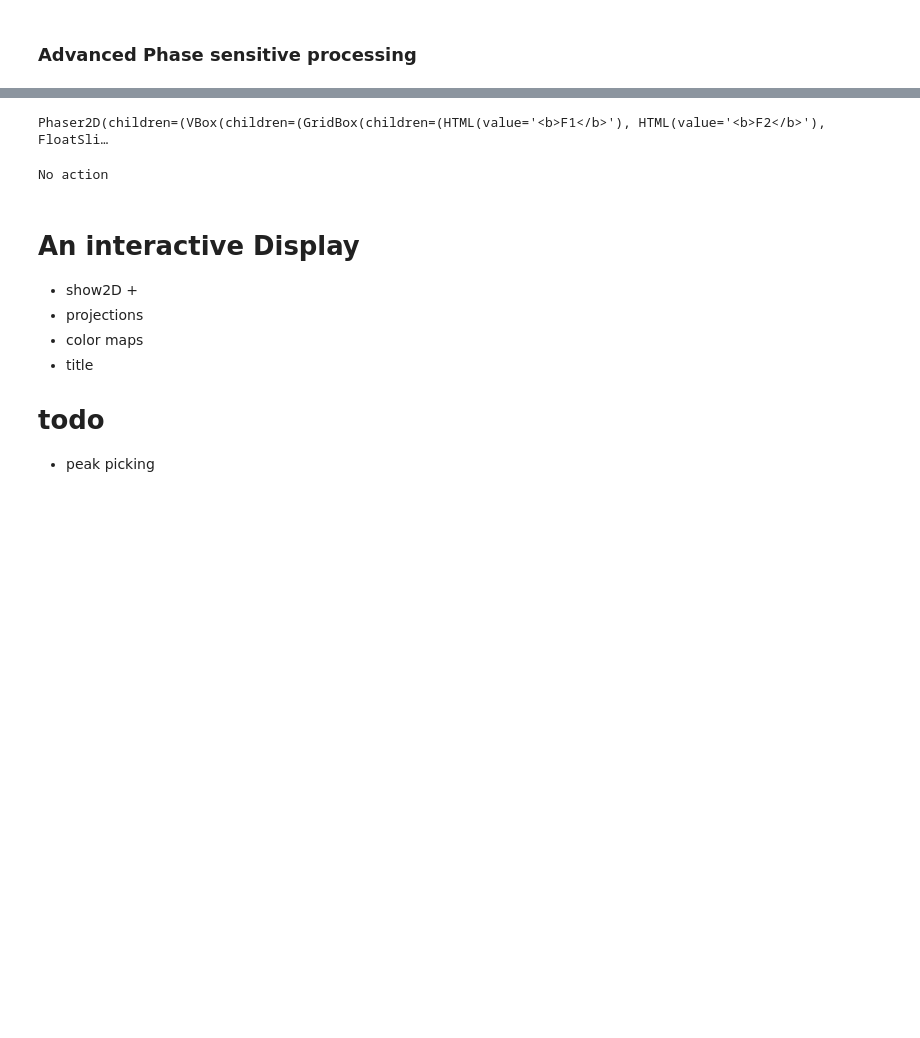
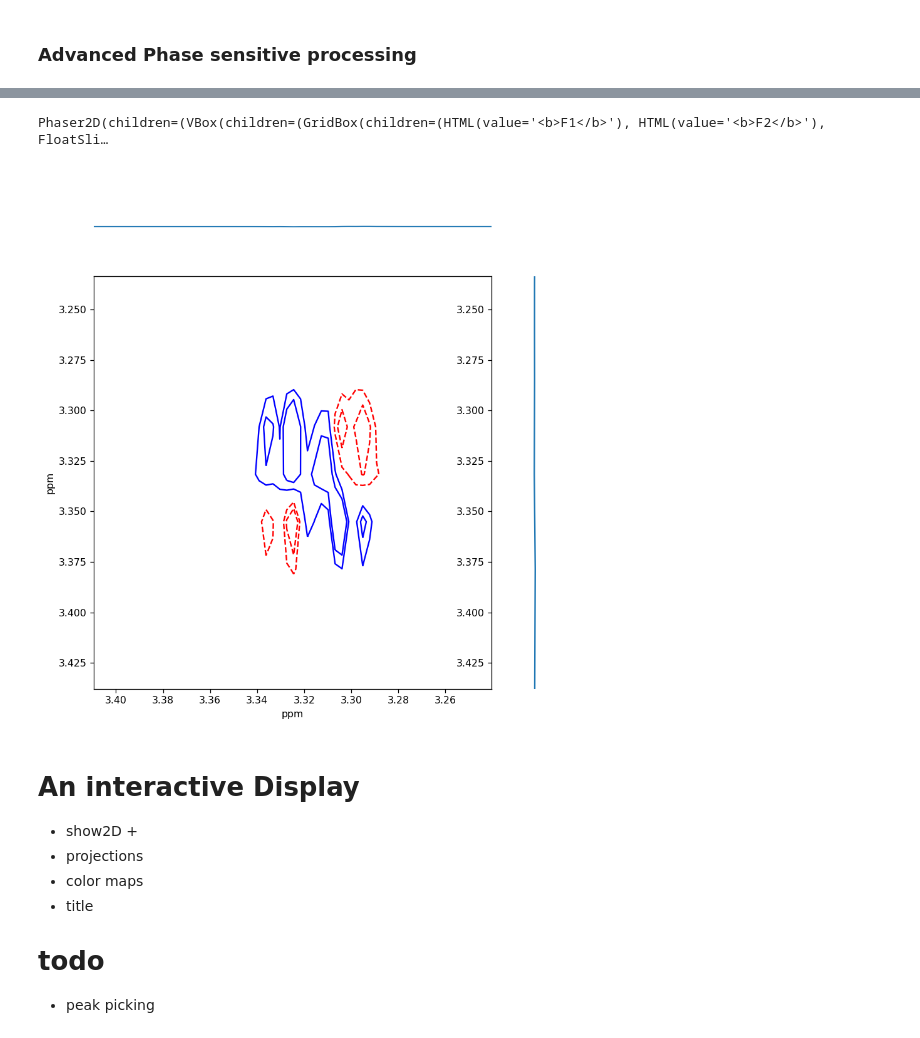
Before and after one commit to spike-project/spike, a Jupyter notebook: Notebooks/Proc2DNMR.ipynb, the cells around one changed output, grey strips where cells are left out. Saved outputs shown, nothing was run; the diff lists cells and outputs as text; code cells hidden in the pictures; blank space fills up the shorter version.

```diff
--- a/Notebooks/Proc2DNMR.ipynb
+++ b/Notebooks/Proc2DNMR.ipynb
@@ -155,10 +149,9 @@ Reste à faire, trait dans les sides, click droit
 # %%
 reload(I2D)
-P = I2D.Phaser2D(D2)
-P
+I2D.Phaser2D(D2ph)
 # %% [output]
 Phaser2D(children=(VBox(children=(GridBox(children=(HTML(value='<b>F1</b>'), HTML(value='<b>F2</b>'), FloatSli…
-No action
+[figure, added]
 # %% [markdown]
 # An interactive Display
 - show2D +
```
Also changed, not shown: parts of 8 cells of this notebook, 3 other files.
